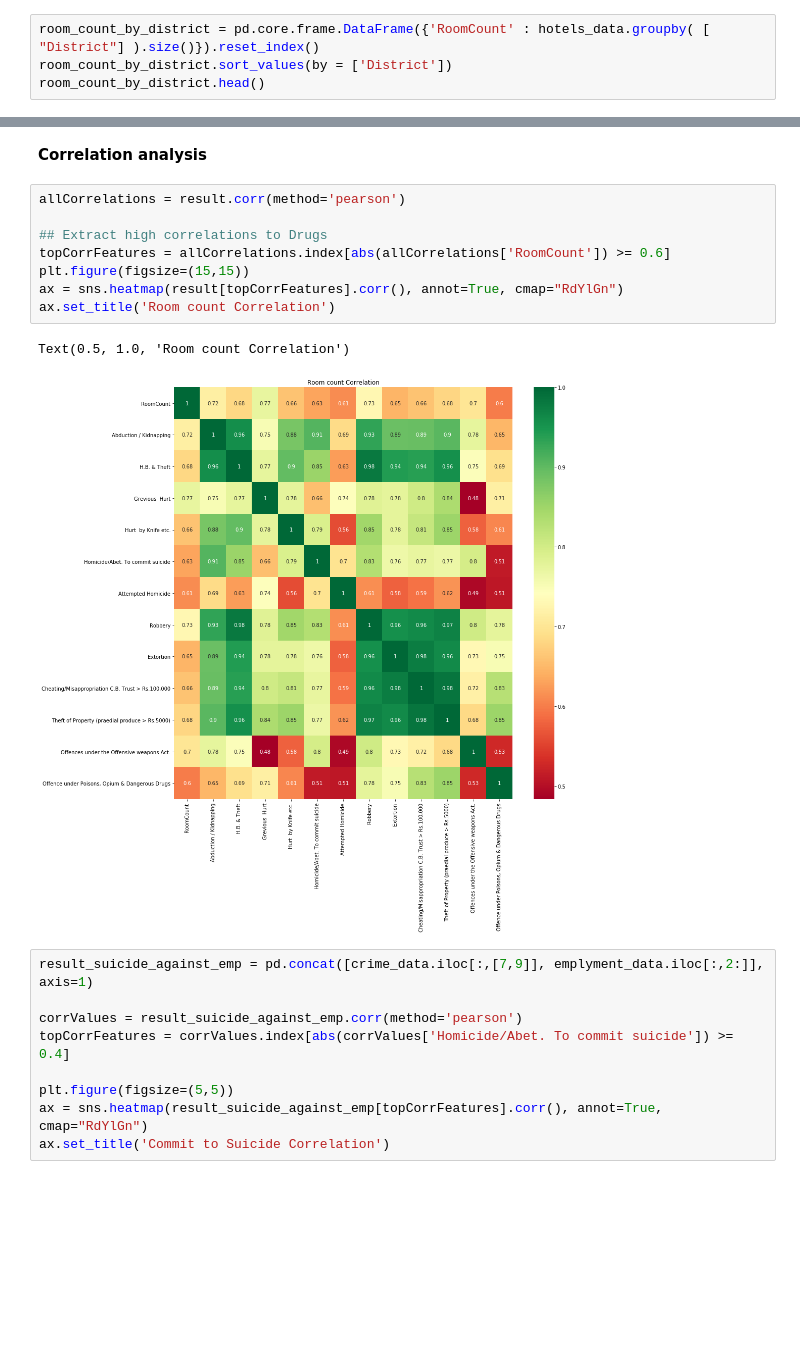
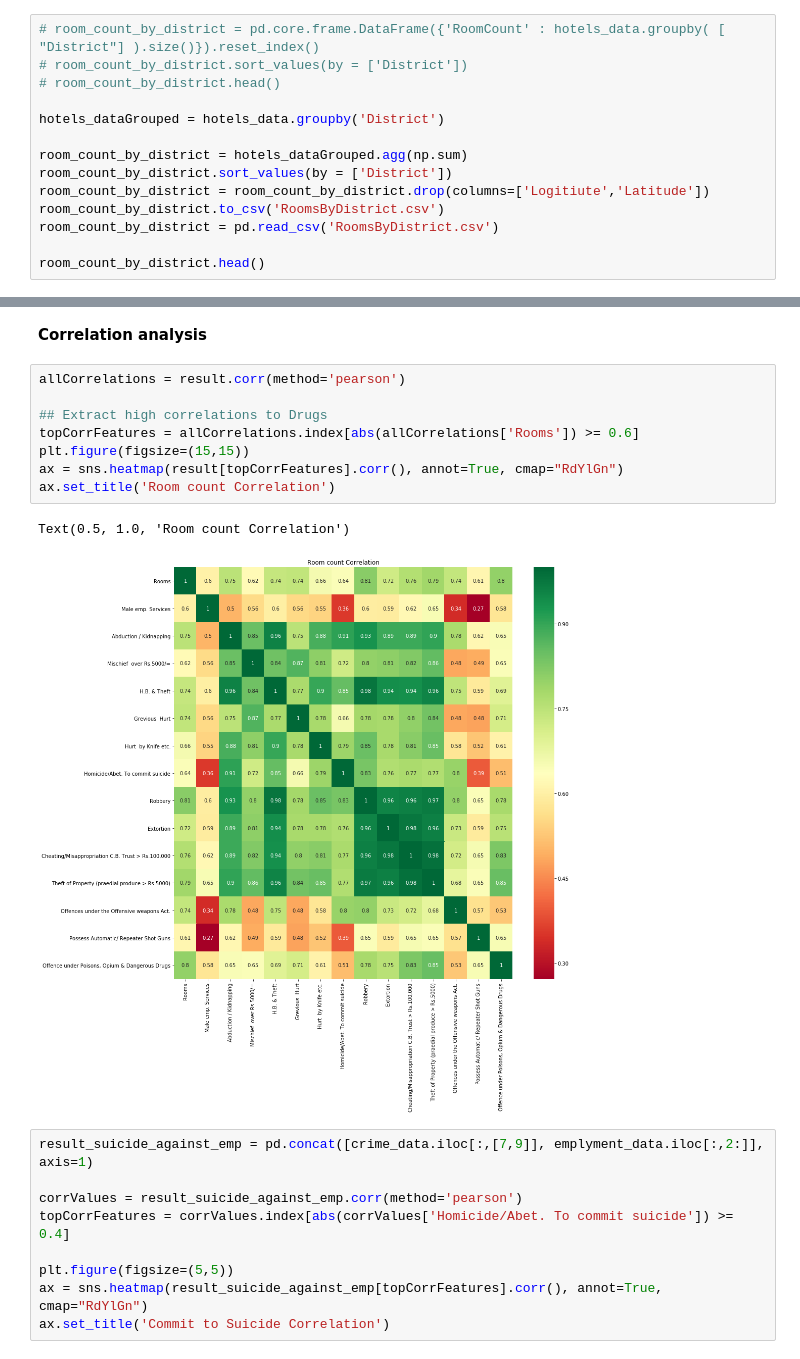
Before and after one commit to PraAnj/gov.lk.data.analysis, a Jupyter notebook: src/crime_analysis.ipynb, the cells around one changed output, grey strips where cells are left out. Cells and saved outputs as stored; diff of their text form; blank space fills up the shorter version.

Commit message:
corrected room count bug

```diff
--- a/src/crime_analysis.ipynb
+++ b/src/crime_analysis.ipynb
@@ -114,7 +114,17 @@ Number districts =  25
 
 We count number of rooms available tourist rooms in each district to measure to popularity of tourism in the island district-wise
 # %%
-room_count_by_district = pd.core.frame.DataFrame({'RoomCount' : hotels_data.groupby( [ "District"] ).size()}).reset_index()
+# room_count_by_district = pd.core.frame.DataFrame({'RoomCount' : hotels_data.groupby( [ "District"] ).size()}).reset_index()
+# room_count_by_district.sort_values(by = ['District'])
+# room_count_by_district.head()
+
+hotels_dataGrouped = hotels_data.groupby('District')
+
+room_count_by_district = hotels_dataGrouped.agg(np.sum)
 room_count_by_district.sort_values(by = ['District'])
+room_count_by_district = room_count_by_district.drop(columns=['Logitiute','Latitude'])
+room_count_by_district.to_csv('RoomsByDistrict.csv')
+room_count_by_district = pd.read_csv('RoomsByDistrict.csv')
+
 room_count_by_district.head()
 # %% [output]
@@ -174,14 +184,14 @@ Integrated dataframe shape =  (25, 36)
 # %%
 allCorrelations = result.corr(method='pearson')
 
 ## Extract high correlations to Drugs
-topCorrFeatures = allCorrelations.index[abs(allCorrelations['RoomCount']) >= 0.6]
+topCorrFeatures = allCorrelations.index[abs(allCorrelations['Rooms']) >= 0.6]
 plt.figure(figsize=(15,15))
 ax = sns.heatmap(result[topCorrFeatures].corr(), annot=True, cmap="RdYlGn")
 ax.set_title('Room count Correlation')
 # %% [output]
 Text(0.5, 1.0, 'Room count Correlation')
-[figure, old version]
+[figure, new version]
 # %%
 result_suicide_against_emp = pd.concat([crime_data.iloc[:,[7,9]], emplyment_data.iloc[:,2:]], axis=1)
 
```
Also changed, not shown: parts of 4 cells of this notebook.
